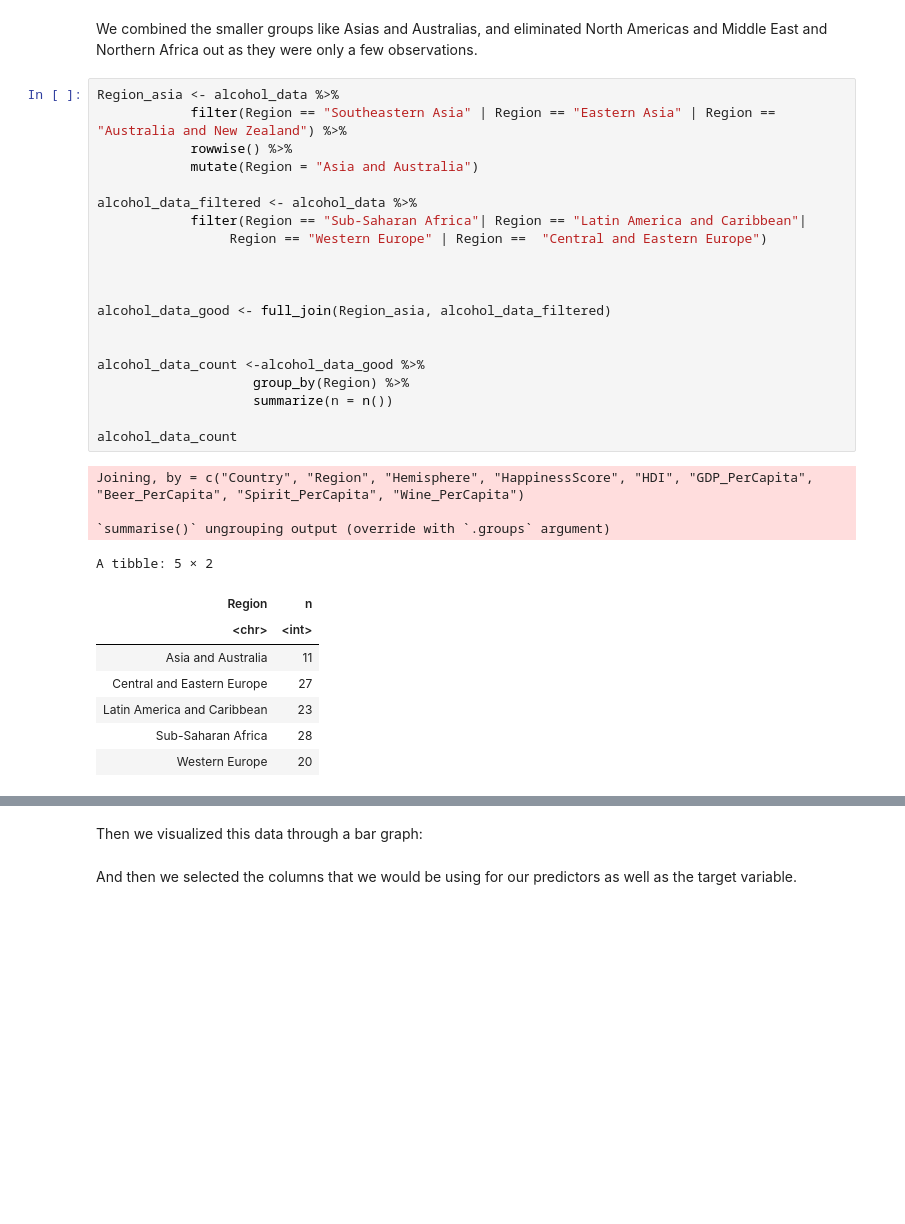
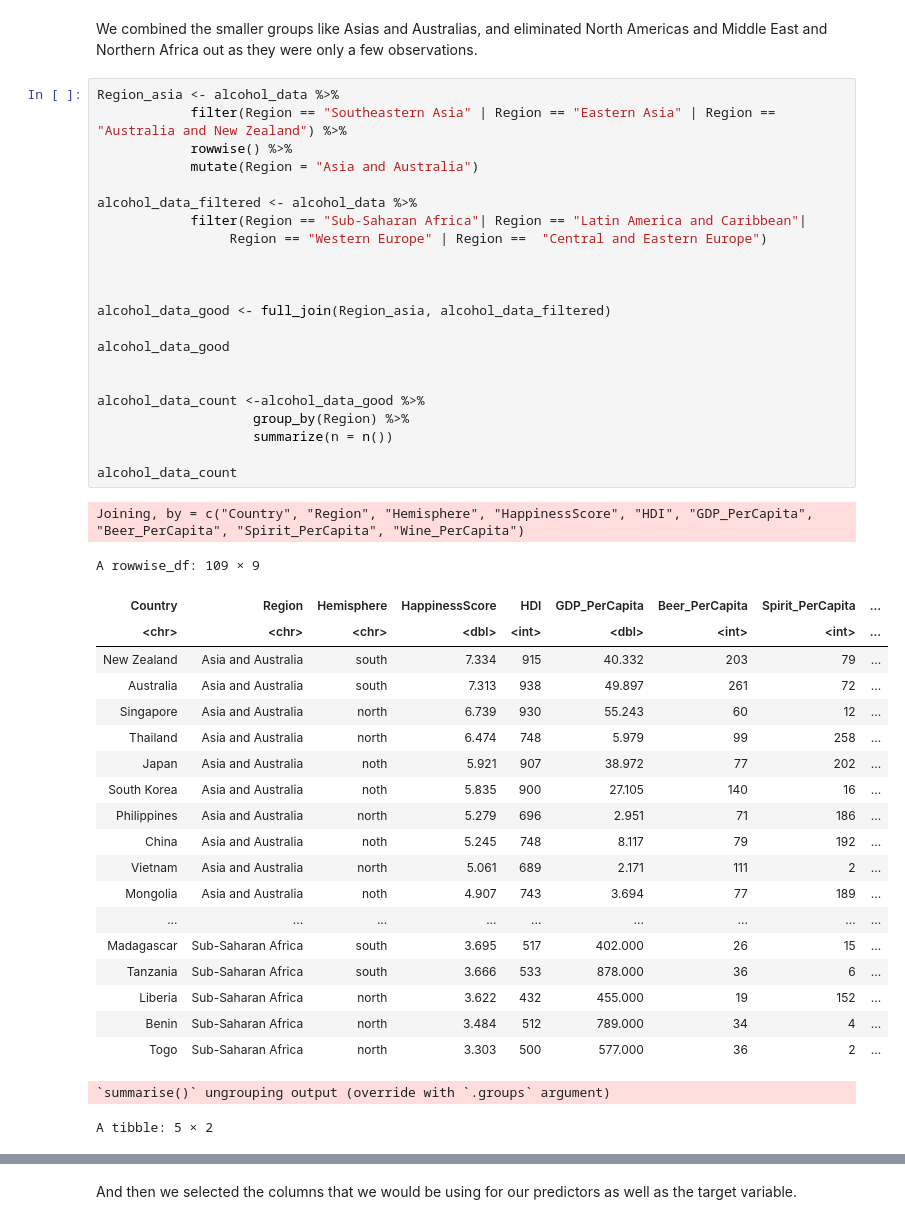
Before and after one commit to chloekim672/007-project-dsci-25-, a Jupyter notebook: dsciprojectfinal.ipynb, the cells around one changed output, grey strips where cells are left out. Drawn from its saved outputs; the diff is of its cells as text; blank space fills up the shorter version.

```diff
--- a/dsciprojectfinal.ipynb
+++ b/dsciprojectfinal.ipynb
@@ -93,32 +93,45 @@ We combined the smaller groups like Asias and Australias, and eliminated North A
 # %%
 Region_asia <- alcohol_data %>%
             filter(Region == "Southeastern Asia" | Region == "Eastern Asia" | Region == "Australia and New Zealand") %>%
             rowwise() %>%
             mutate(Region = "Asia and Australia")
 
 alcohol_data_filtered <- alcohol_data %>%
             filter(Region == "Sub-Saharan Africa"| Region == "Latin America and Caribbean"|
                  Region == "Western Europe" | Region ==  "Central and Eastern Europe")
 
 
 
 alcohol_data_good <- full_join(Region_asia, alcohol_data_filtered)
 
+alcohol_data_good
+
 
 alcohol_data_count <-alcohol_data_good %>%
                     group_by(Region) %>%
                     summarize(n = n())
 
 alcohol_data_count
 # %% [output]
 Joining, by = c("Country", "Region", "Hemisphere", "HappinessScore", "HDI", "GDP_PerCapita", "Beer_PerCapita", "Spirit_PerCapita", "Wine_PerCapita")
-
-`summarise()` ungrouping output (override with `.groups` argument)
-A tibble: 5 × 2
+A rowwise_df: 109 × 9
-| Region | n |
-| <chr> | <int> |
-| Asia and Australia | 11 |
-| Central and Eastern Europe | 27 |
-| Latin America and Caribbean | 23 |
-| Sub-Saharan Africa | 28 |
-| Western Europe | 20 |
+| Country | Region | Hemisphere | HappinessScore | HDI | GDP_PerCapita | Beer_PerCapita | Spirit_PerCapita | ... |
+| <chr> | <chr> | <chr> | <dbl> | <int> | <dbl> | <int> | <int> | ... |
+| New Zealand | Asia and Australia | south | 7.334 | 915 | 40.332 | 203 | 79 | ... |
+| Australia | Asia and Australia | south | 7.313 | 938 | 49.897 | 261 | 72 | ... |
+| Singapore | Asia and Australia | north | 6.739 | 930 | 55.243 | 60 | 12 | ... |
+| Thailand | Asia and Australia | north | 6.474 | 748 | 5.979 | 99 | 258 | ... |
+| Japan | Asia and Australia | noth | 5.921 | 907 | 38.972 | 77 | 202 | ... |
+| South Korea | Asia and Australia | noth | 5.835 | 900 | 27.105 | 140 | 16 | ... |
+| Philippines | Asia and Australia | north | 5.279 | 696 | 2.951 | 71 | 186 | ... |
+| China | Asia and Australia | noth | 5.245 | 748 | 8.117 | 79 | 192 | ... |
+| Vietnam | Asia and Australia | north | 5.061 | 689 | 2.171 | 111 | 2 | ... |
+| Mongolia | Asia and Australia | noth | 4.907 | 743 | 3.694 | 77 | 189 | ... |
+| ... | ... | ... | ... | ... | ... | ... | ... | ... |
+| Madagascar | Sub-Saharan Africa | south | 3.695 | 517 | 402.000 | 26 | 15 | ... |
+| Tanzania | Sub-Saharan Africa | south | 3.666 | 533 | 878.000 | 36 | 6 | ... |
+| Liberia | Sub-Saharan Africa | north | 3.622 | 432 | 455.000 | 19 | 152 | ... |
+| Benin | Sub-Saharan Africa | north | 3.484 | 512 | 789.000 | 34 | 4 | ... |
+| Togo | Sub-Saharan Africa | north | 3.303 | 500 | 577.000 | 36 | 2 | ... |
+`summarise()` ungrouping output (override with `.groups` argument)
+A tibble: 5 × 2
@@ -125,5 +145,3 @@ A tibble: 5 × 2
-# %% [markdown]
-Then we visualized this data through a bar graph:
 # %% [markdown]
 And then we selected the columns that we would be using for our predictors as well as the target variable.
 # %%
```
Also changed, not shown: parts of 10 cells of this notebook.
